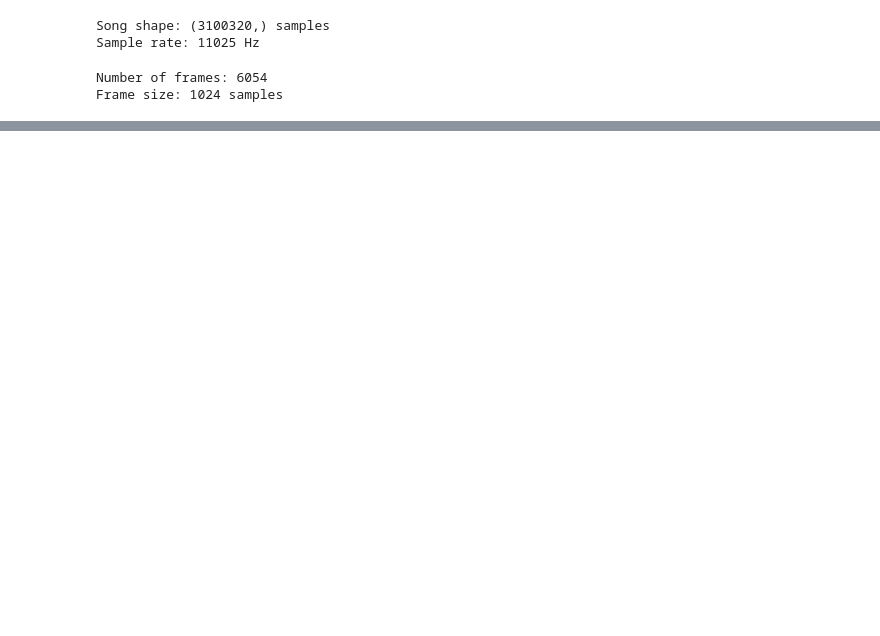
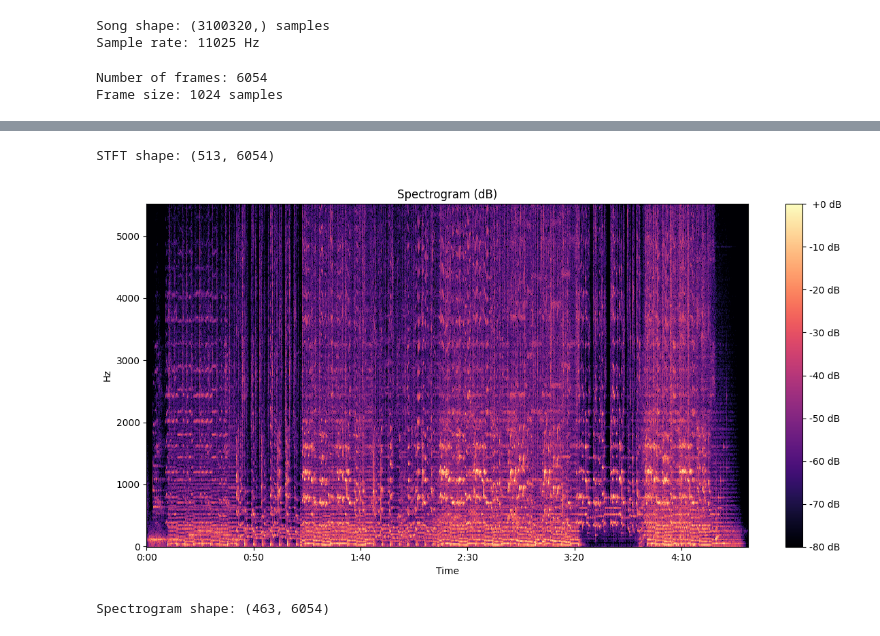
Before and after one commit to kanavgoyal898/OpenID, a Jupyter notebook: test.ipynb, the cells around one changed output, grey strips where cells are left out. Drawn from its saved outputs; the diff is of its cells as text; code cells hidden in the pictures; blank space fills up the shorter version.

Commit message:
Implement Spectrogram

```diff
--- a/test.ipynb
+++ b/test.ipynb
@@ -32,0 +37,38 @@ Frame size: 1024 samples
+# %%
+import random
+import numpy as np
+import matplotlib.pyplot as plt
+
+def compute_stft(signal, n_fft=WINDOW_SIZE, hop_length=int(WINDOW_SIZE*(1 - OVERLAP))):
+    stft = librosa.stft(signal, n_fft=n_fft, hop_length=hop_length, window="hann", center=False)
+    return stft
+
+stft = compute_stft(song)
+print(f"STFT shape: {stft.shape}")
+# %% [output]
+STFT shape: (513, 6054)
+# %%
+def plot_spectrogram(stft, sample_rate=SAMPLE_RATE, n_fft=WINDOW_SIZE):
+    magnitude = np.abs(stft)
+    db = librosa.amplitude_to_db(magnitude, ref=np.max)
+
+    freqs = librosa.fft_frequencies(sr=sample_rate, n_fft=n_fft)
+
+    # Filter frequencies between 20 Hz and 5 kHz
+    mask = (freqs >= 20) & (freqs <= 5000)
+    db = db[mask, :]
+
+    plt.figure(figsize=(12, 6))
+    librosa.display.specshow(db, sr=sample_rate, x_axis="time", y_axis="linear", cmap="magma")
+    plt.colorbar(format="%+3.0f dB")
+    plt.title("Spectrogram (dB)")
+    plt.tight_layout()
+    plt.show()
+
+    return db
+
+I = plot_spectrogram(stft)
+print(f"Spectrogram shape: {I.shape}")
+# %% [output]
+[figure, added]
+Spectrogram shape: (463, 6054)
```
Also changed, not shown: parts of 2 cells of this notebook, 1 other file.
